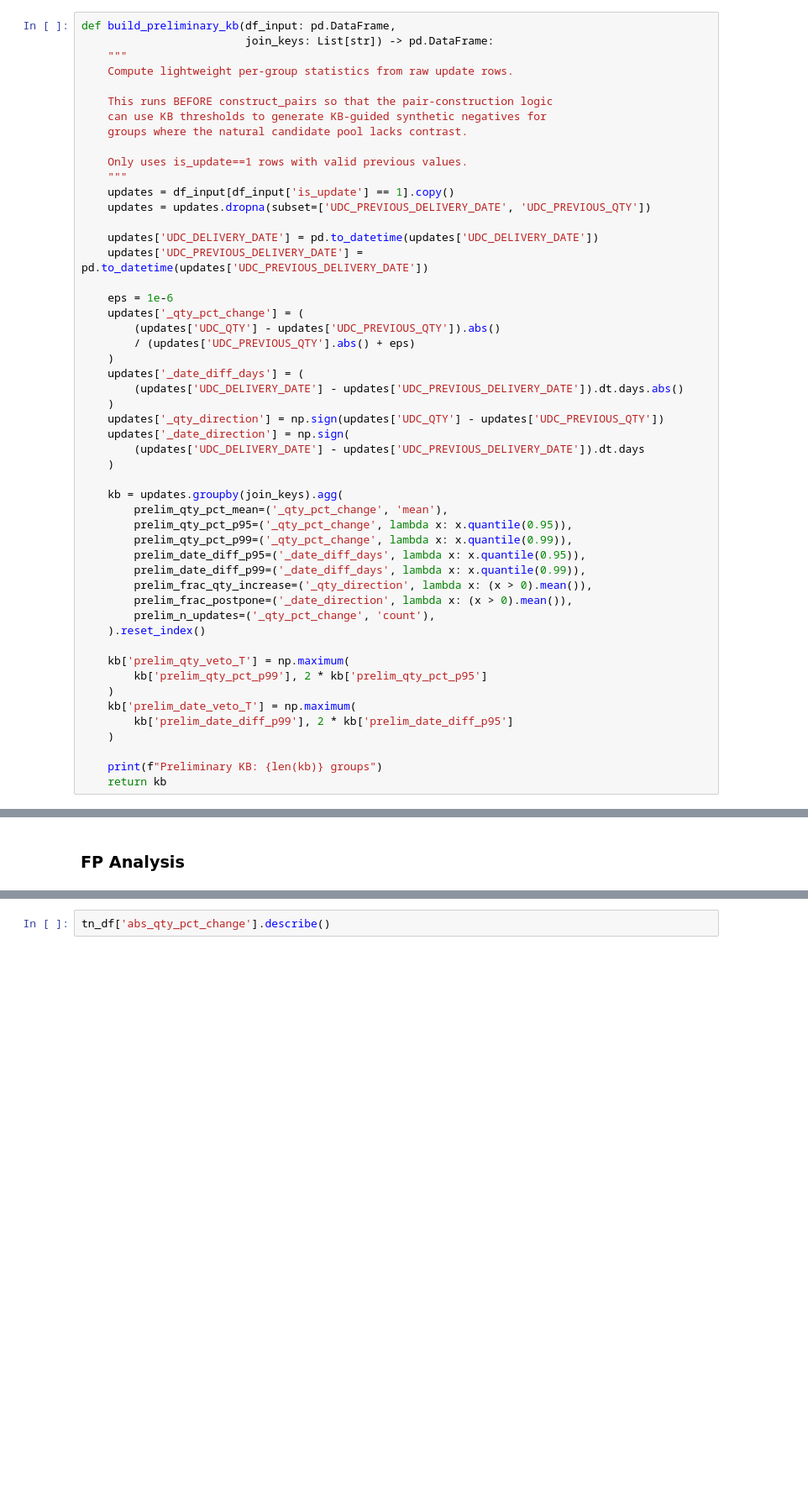
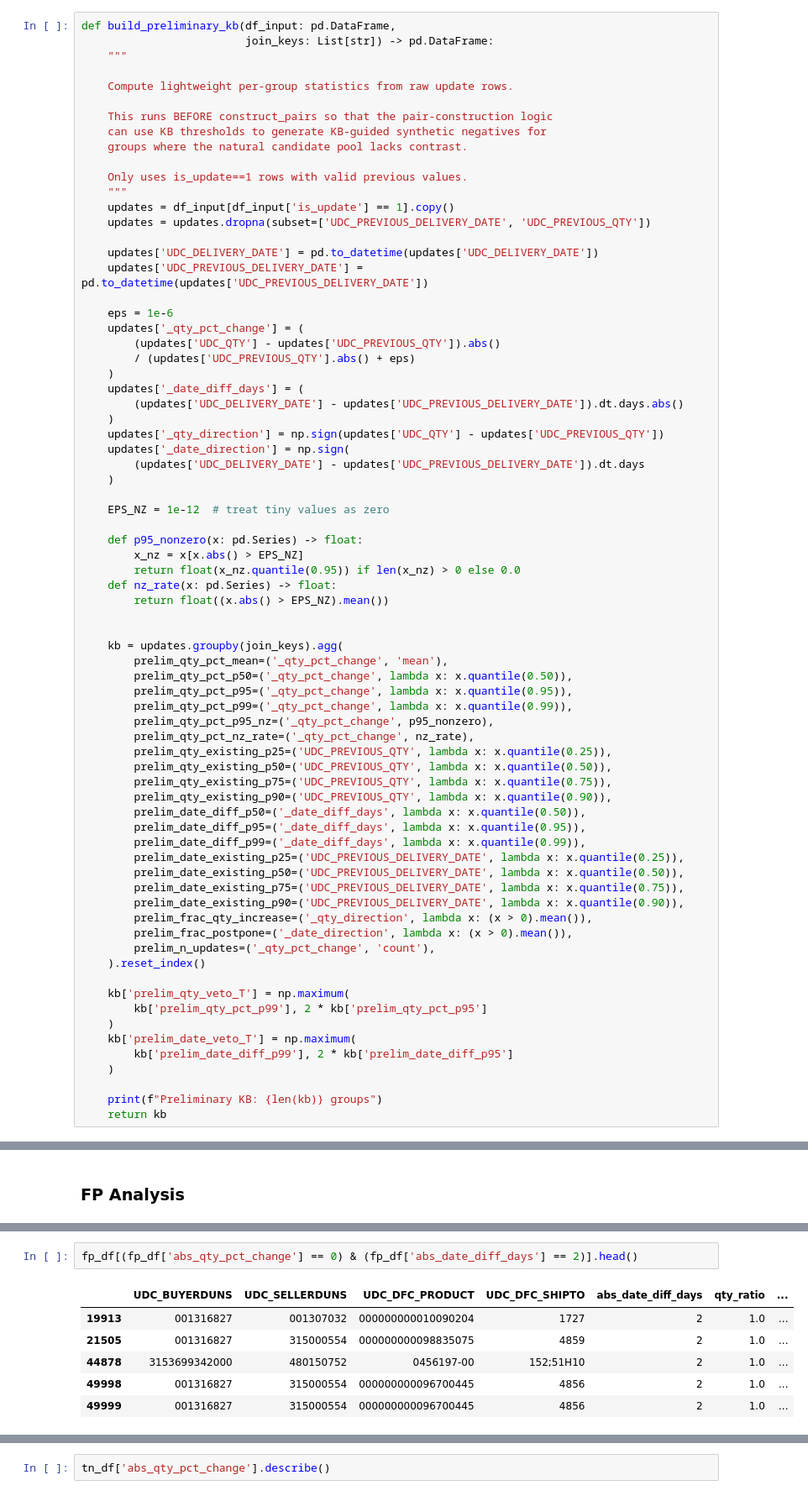
Before and after one commit to itsmaharshiscode/elemica, a Jupyter notebook: NEW_elemica_training_script_full_dataset.ipynb, the cells around one changed output, grey strips where cells are left out. Shown at 84% size. Cells and saved outputs as stored; diff of their text form; blank space fills up the shorter version.

```diff
--- a/NEW_elemica_training_script_full_dataset.ipynb
+++ b/NEW_elemica_training_script_full_dataset.ipynb
@@ -100,6 +112,7 @@ print(df['is_update'].value_counts())
 def build_preliminary_kb(df_input: pd.DataFrame,
                          join_keys: List[str]) -> pd.DataFrame:
     """
+
     Compute lightweight per-group statistics from raw update rows.
 
     This runs BEFORE construct_pairs so that the pair-construction logic
@@ -127,12 +140,33 @@ def build_preliminary_kb(df_input: pd.DataFrame,
         (updates['UDC_DELIVERY_DATE'] - updates['UDC_PREVIOUS_DELIVERY_DATE']).dt.days
     )
 
+    EPS_NZ = 1e-12  # treat tiny values as zero
+
+    def p95_nonzero(x: pd.Series) -> float:
+        x_nz = x[x.abs() > EPS_NZ]
+        return float(x_nz.quantile(0.95)) if len(x_nz) > 0 else 0.0
+    def nz_rate(x: pd.Series) -> float:
+        return float((x.abs() > EPS_NZ).mean())
+
+
     kb = updates.groupby(join_keys).agg(
         prelim_qty_pct_mean=('_qty_pct_change', 'mean'),
+        prelim_qty_pct_p50=('_qty_pct_change', lambda x: x.quantile(0.50)),
         prelim_qty_pct_p95=('_qty_pct_change', lambda x: x.quantile(0.95)),
         prelim_qty_pct_p99=('_qty_pct_change', lambda x: x.quantile(0.99)),
+        prelim_qty_pct_p95_nz=('_qty_pct_change', p95_nonzero),
+        prelim_qty_pct_nz_rate=('_qty_pct_change', nz_rate),
+        prelim_qty_existing_p25=('UDC_PREVIOUS_QTY', lambda x: x.quantile(0.25)),
+        prelim_qty_existing_p50=('UDC_PREVIOUS_QTY', lambda x: x.quantile(0.50)),
+        prelim_qty_existing_p75=('UDC_PREVIOUS_QTY', lambda x: x.quantile(0.75)),
+        prelim_qty_existing_p90=('UDC_PREVIOUS_QTY', lambda x: x.quantile(0.90)),
+        prelim_date_diff_p50=('_date_diff_days', lambda x: x.quantile(0.50)),
         prelim_date_diff_p95=('_date_diff_days', lambda x: x.quantile(0.95)),
         prelim_date_diff_p99=('_date_diff_days', lambda x: x.quantile(0.99)),
+        prelim_date_existing_p25=('UDC_PREVIOUS_DELIVERY_DATE', lambda x: x.quantile(0.25)),
+        prelim_date_existing_p50=('UDC_PREVIOUS_DELIVERY_DATE', lambda x: x.quantile(0.50)),
+        prelim_date_existing_p75=('UDC_PREVIOUS_DELIVERY_DATE', lambda x: x.quantile(0.75)),
+        prelim_date_existing_p90=('UDC_PREVIOUS_DELIVERY_DATE', lambda x: x.quantile(0.90)),
         prelim_frac_qty_increase=('_qty_direction', lambda x: (x > 0).mean()),
         prelim_frac_postpone=('_date_direction', lambda x: (x > 0).mean()),
         prelim_n_updates=('_qty_pct_change', 'count'),
@@ -1888,0 +2403,9 @@ fp_df.head()
+# %%
+fp_df[(fp_df['abs_qty_pct_change'] == 0) & (fp_df['abs_date_diff_days'] == 2)].head()
+# %% [output]
+|  | UDC_BUYERDUNS | UDC_SELLERDUNS | UDC_DFC_PRODUCT | UDC_DFC_SHIPTO | abs_date_diff_days | qty_ratio | ... |
+| 19913 | 001316827 | 001307032 | 000000000010090204 | 1727 | 2 | 1.0 | ... |
+| 21505 | 001316827 | 315000554 | 000000000098835075 | 4859 | 2 | 1.0 | ... |
+| 44878 | 3153699342000 | 480150752 | 0456197-00 | 152;51H10 | 2 | 1.0 | ... |
+| 49998 | 001316827 | 315000554 | 000000000096700445 | 4856 | 2 | 1.0 | ... |
+| 49999 | 001316827 | 315000554 | 000000000096700445 | 4856 | 2 | 1.0 | ... |
```
Also changed, not shown: parts of 63 cells of this notebook.
